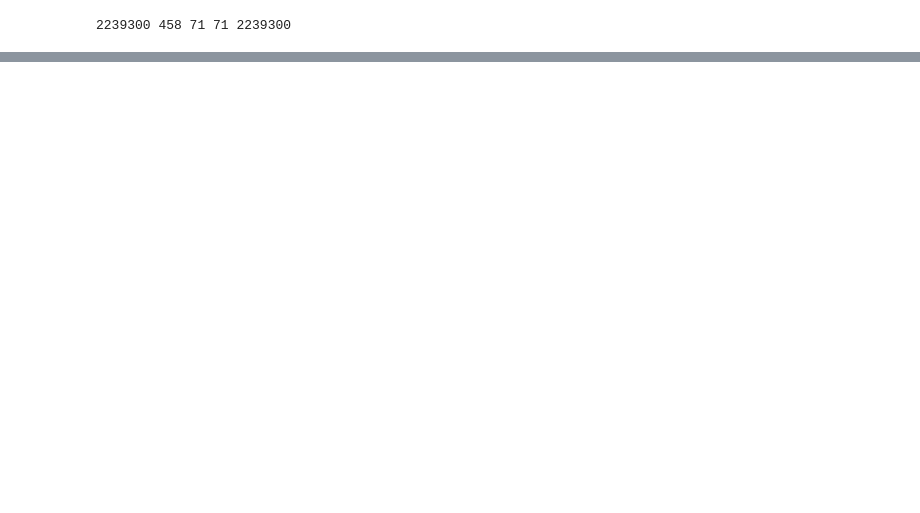
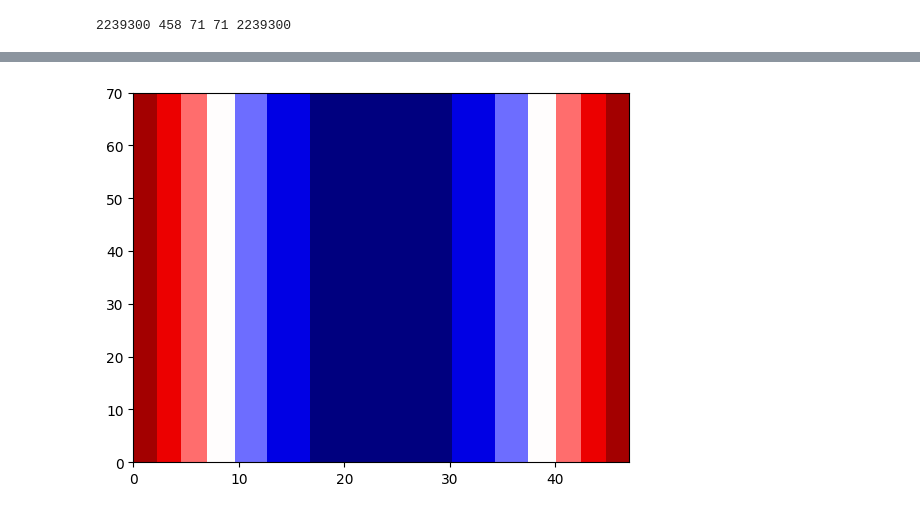
Before and after one commit to danchendrickson/3D_EFIT, a Jupyter notebook: OtherCode/efit3D-Rail.ipynb, the cells around one changed output, grey strips where cells are left out. Saved outputs shown, nothing was run; the diff lists cells and outputs as text; code cells hidden in the pictures; blank space fills up the shorter version.

```diff
--- a/OtherCode/efit3D-Rail.ipynb
+++ b/OtherCode/efit3D-Rail.ipynb
@@ -1158,3 +1196,11 @@ plt.show()
+# %%
+dszz = np.ones((gw1,int(24/36*gw1)+1))
+dszz *= -np.sin(np.linspace(0,np.pi,int(24/36*gw1)+1))
+fig=plt.figure()
+plt.contourf(dszz, cmap='seismic')
+plt.show()
+# %% [output]
+[figure, added]
 # %%
 # %%
 plt.plot(vy1Signal)
```
Also changed, not shown: parts of 9 cells of this notebook.
